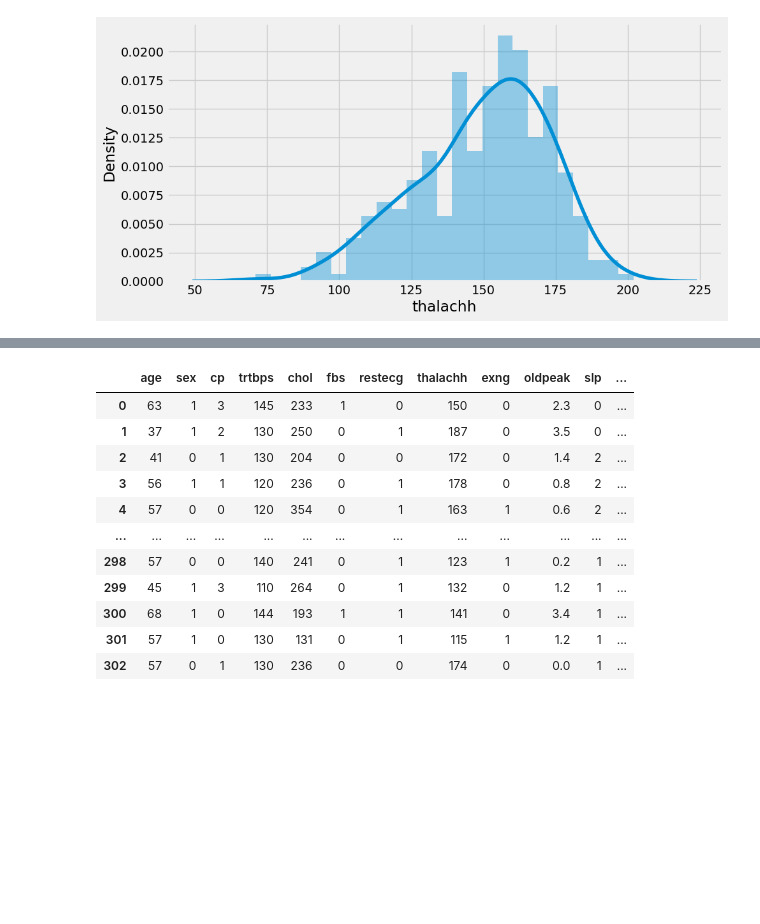
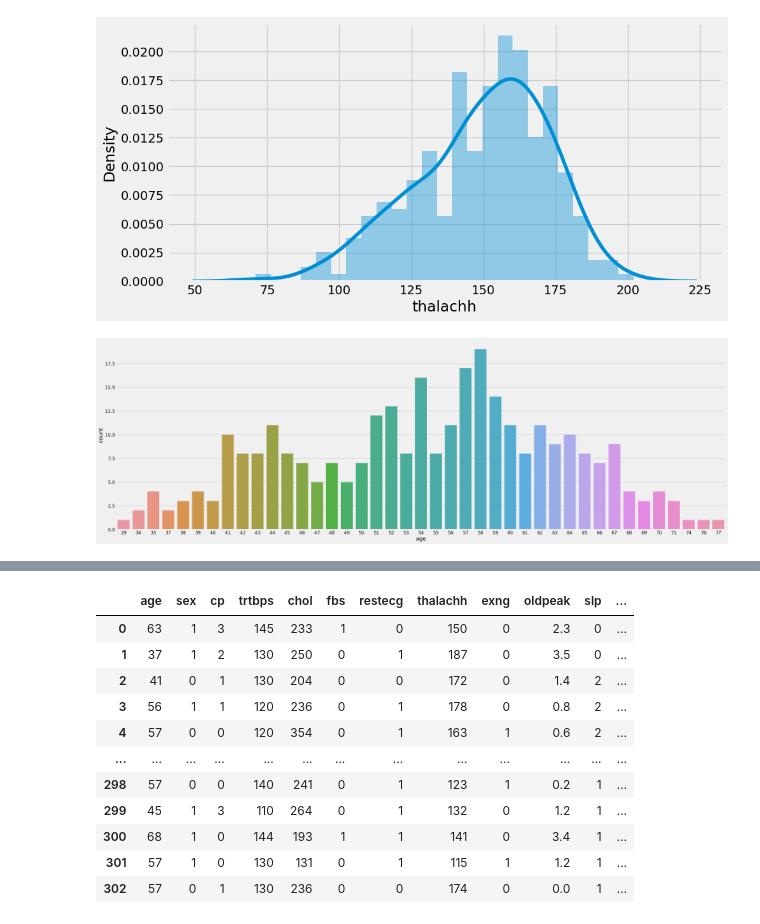
Before and after one commit to Sithysak/Heart-Attack-Prediction, a Jupyter notebook: Predict Heart Attack.ipynb, the cells around one changed output, grey strips where cells are left out. Drawn from its saved outputs; the diff is of its cells as text; code cells hidden in the pictures; blank space fills up the shorter version.

```diff
--- a/Predict Heart Attack.ipynb
+++ b/Predict Heart Attack.ipynb
@@ -224,4 +224,10 @@ https://gist.github.com/mwaskom/de44147ed2974457ad6372750bbe5751
   sns.distplot(df['thalachh'], bins = 25)
 <Axes: xlabel='thalachh', ylabel='Density'>
 [figure]
+# %%
+plt.figure(figsize = (30, 10))
+sns.countplot(x='age', data=df)
+plt.show()
+# %% [output]
+[figure, added]
 # %%
```
Also changed, not shown: parts of 12 cells of this notebook.
